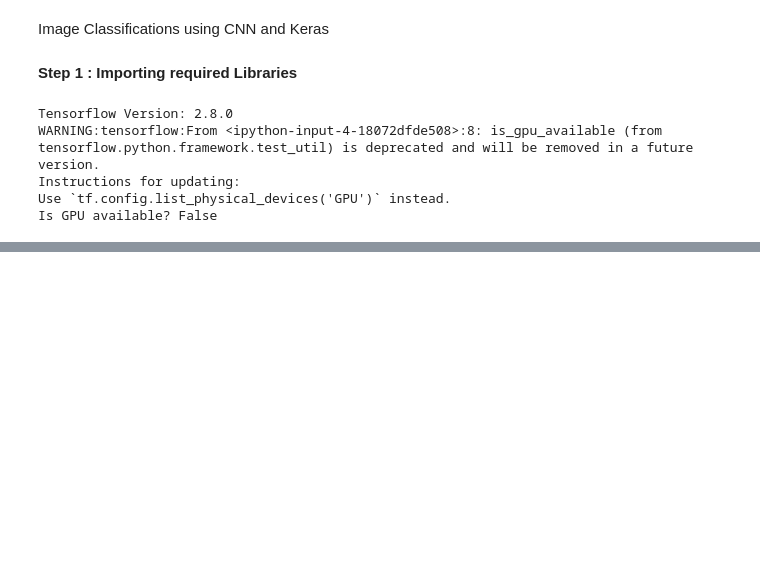
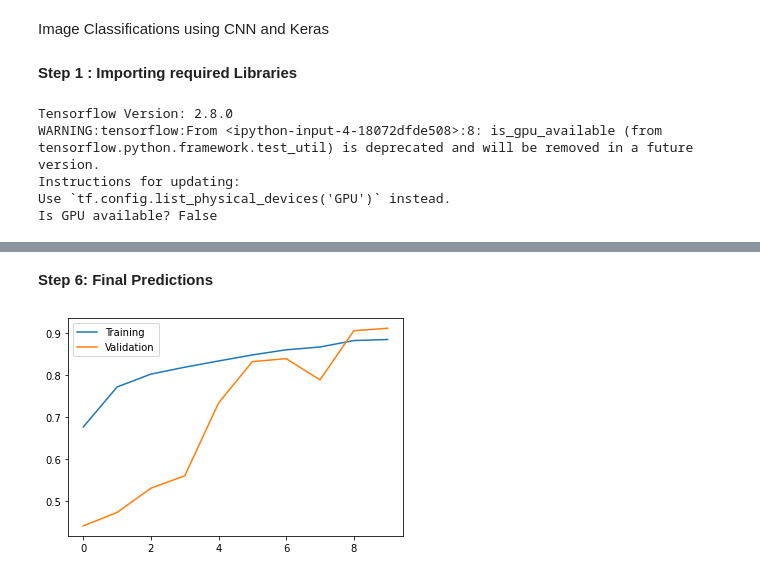
Before and after one commit to Surichn/DSAI, a Jupyter notebook: DS/CV/IC_CNN_Keras.ipynb, the cells around one changed output, grey strips where cells are left out. Saved outputs shown, nothing was run; the diff lists cells and outputs as text; code cells hidden in the pictures; blank space fills up the shorter version.

```diff
--- a/DS/CV/IC_CNN_Keras.ipynb
+++ b/DS/CV/IC_CNN_Keras.ipynb
@@ -21,0 +144,13 @@ Is GPU available? False
+# %%
+h = model.fit(
+    x_train/225., y_train,
+    validation_data = (x_train/225., y_train),
+    epochs = 10, batch_size = 128,
+    callbacks = [
+                 tf.keras.callbacks.EarlyStopping(monitor='val_accuracy', patience= 3),
+                 tf.keras.callbacks.ModelCheckpoint(
+                     '/content/models/model_{val_accuracy:.3f}.h5', save_best_only = True,
+                      save_weights_only = False, moniter = 'val_accuracy'
+                                                    )
+                 ]
+              )
@@ -21,0 +178,12 @@ Is GPU available? False
+# %% [markdown]
+**Step 6: Final Predictions**
+# %%
+accs = h.history['accuracy']
+val_accs = h.history['val_accuracy']
+
+pp.plot(range(len(accs)), accs, label = 'Training')
+pp.plot(range(len(accs)), val_accs, label ='Validation')
+pp.legend()
+pp.show()
+# %% [output]
+[figure, added]
```
Also changed, not shown: parts of 11 cells of this notebook.
